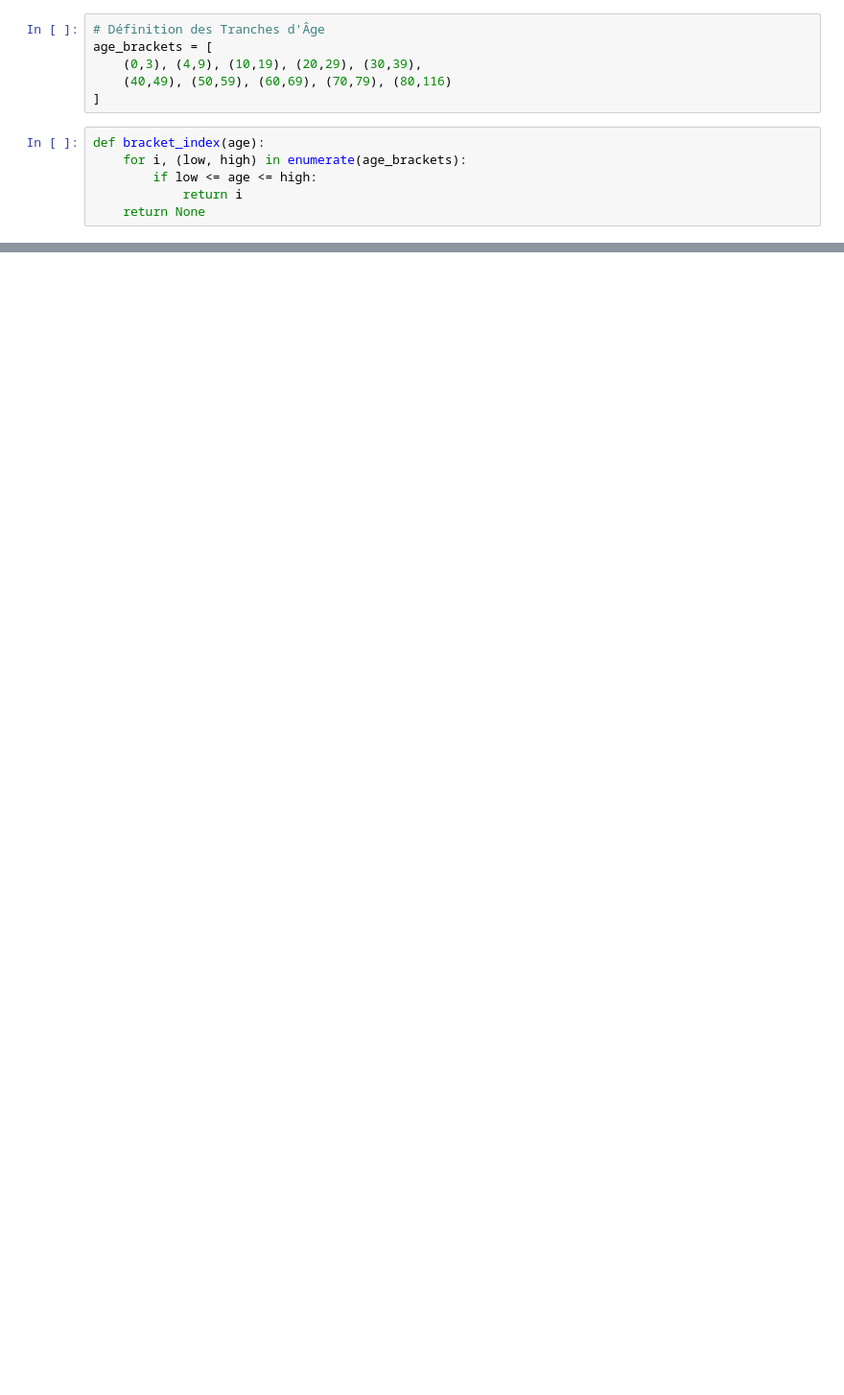
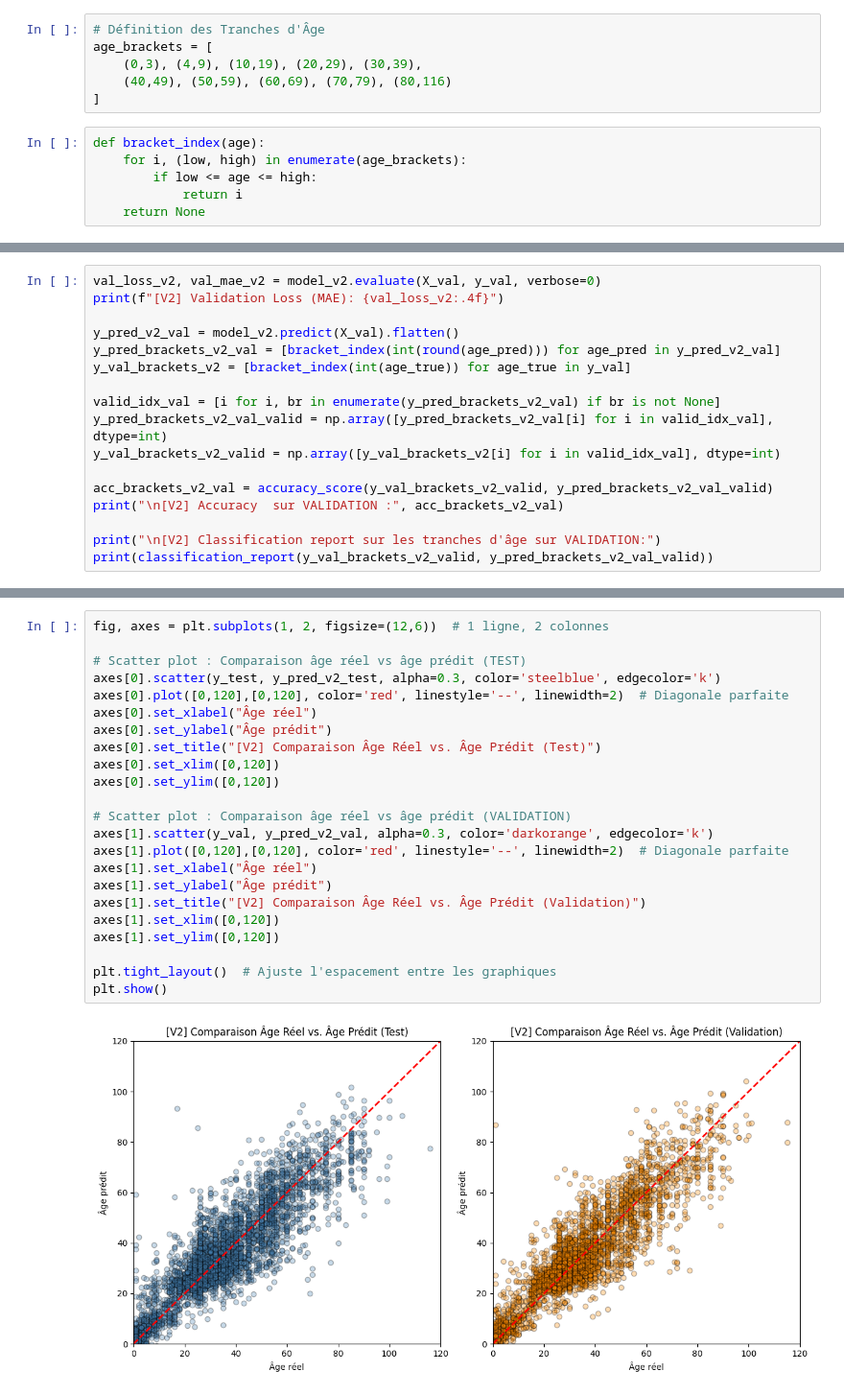
Before and after one commit to HuanJY/SAEBUT3, a Jupyter notebook: Model2.ipynb, the cells around one changed output, grey strips where cells are left out. Shown at 96% size. Saved outputs shown, nothing was run; the diff lists cells and outputs as text; blank space fills up the shorter version.

```diff
--- a/Model2.ipynb
+++ b/Model2.ipynb
@@ -699,0 +759,17 @@ En résumé, le V2 montre une performance quasi identique à celle du V1, démon
+# %%
+val_loss_v2, val_mae_v2 = model_v2.evaluate(X_val, y_val, verbose=0)
+print(f"[V2] Validation Loss (MAE): {val_loss_v2:.4f}")
+
+y_pred_v2_val = model_v2.predict(X_val).flatten()
+y_pred_brackets_v2_val = [bracket_index(int(round(age_pred))) for age_pred in y_pred_v2_val]
+y_val_brackets_v2 = [bracket_index(int(age_true)) for age_true in y_val]
+
+valid_idx_val = [i for i, br in enumerate(y_pred_brackets_v2_val) if br is not None]
+y_pred_brackets_v2_val_valid = np.array([y_pred_brackets_v2_val[i] for i in valid_idx_val], dtype=int)
+y_val_brackets_v2_valid = np.array([y_val_brackets_v2[i] for i in valid_idx_val], dtype=int)
+
+acc_brackets_v2_val = accuracy_score(y_val_brackets_v2_valid, y_pred_brackets_v2_val_valid)
+print("\n[V2] Accuracy  sur VALIDATION :", acc_brackets_v2_val)
+
+print("\n[V2] Classification report sur les tranches d'âge sur VALIDATION:")
+print(classification_report(y_val_brackets_v2_valid, y_pred_brackets_v2_val_valid))
@@ -699,0 +810,25 @@ En résumé, le V2 montre une performance quasi identique à celle du V1, démon
+# %%
+fig, axes = plt.subplots(1, 2, figsize=(12,6))  # 1 ligne, 2 colonnes
+
+# Scatter plot : Comparaison âge réel vs âge prédit (TEST)
+axes[0].scatter(y_test, y_pred_v2_test, alpha=0.3, color='steelblue', edgecolor='k')
+axes[0].plot([0,120],[0,120], color='red', linestyle='--', linewidth=2)  # Diagonale parfaite
+axes[0].set_xlabel("Âge réel")
+axes[0].set_ylabel("Âge prédit")
+axes[0].set_title("[V2] Comparaison Âge Réel vs. Âge Prédit (Test)")
+axes[0].set_xlim([0,120])
+axes[0].set_ylim([0,120])
+
+# Scatter plot : Comparaison âge réel vs âge prédit (VALIDATION)
+axes[1].scatter(y_val, y_pred_v2_val, alpha=0.3, color='darkorange', edgecolor='k')
+axes[1].plot([0,120],[0,120], color='red', linestyle='--', linewidth=2)  # Diagonale parfaite
+axes[1].set_xlabel("Âge réel")
+axes[1].set_ylabel("Âge prédit")
+axes[1].set_title("[V2] Comparaison Âge Réel vs. Âge Prédit (Validation)")
+axes[1].set_xlim([0,120])
+axes[1].set_ylim([0,120])
+
+plt.tight_layout()  # Ajuste l'espacement entre les graphiques
+plt.show()
+# %% [output]
+[figure, added]
```
Also changed, not shown: parts of 76 cells of this notebook, 1 other file.
